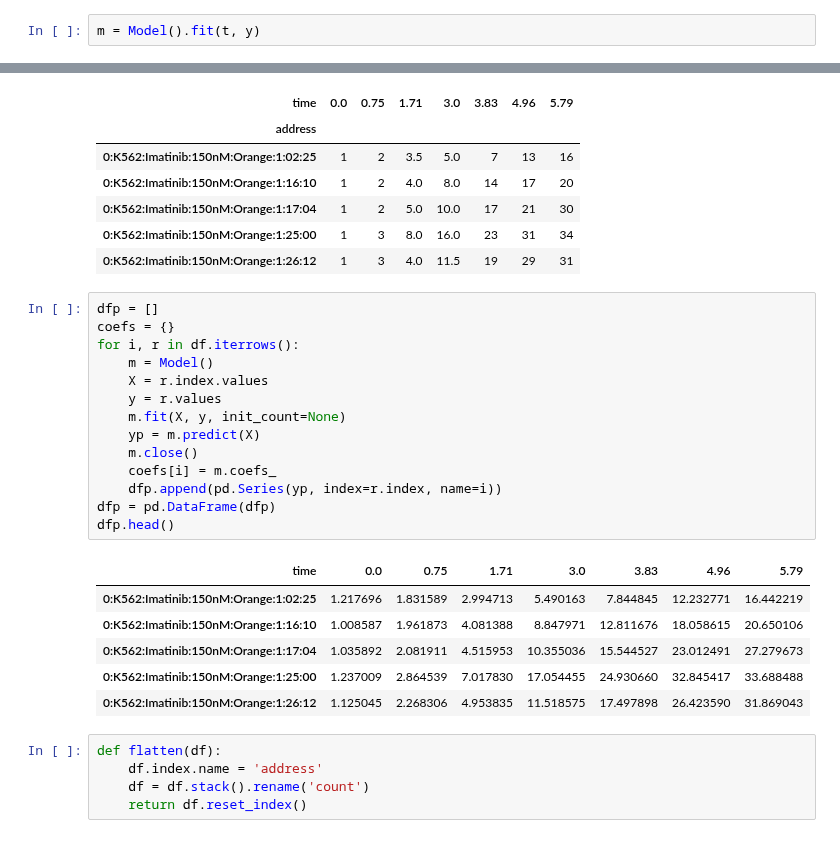
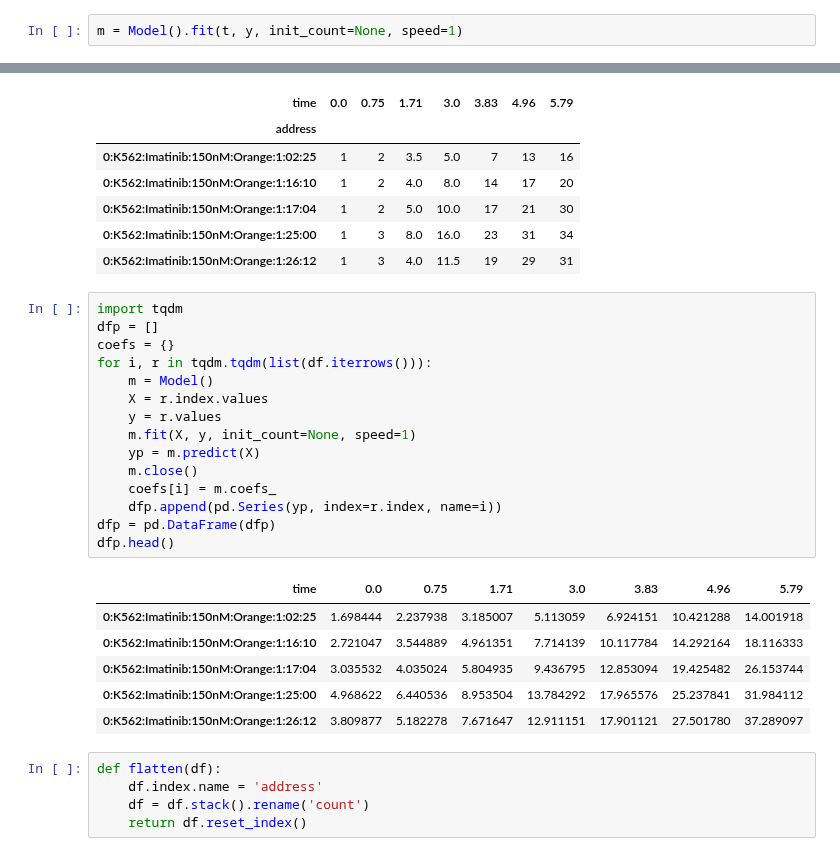
Before and after one commit to hammerlab/SmartCount, a Jupyter notebook: python/notebook/validation/growth_models_01.ipynb, the cells around one changed output, grey strips where cells are left out. Cells and saved outputs as stored; diff of their text form.

```diff
--- a/python/notebook/validation/growth_models.ipynb
+++ b/python/notebook/validation/growth_models_01.ipynb
@@ -75,7 +90,7 @@ class Model(object):
         self.sess_.close()
         return self
 # %%
-m = Model().fit(t, y)
+m = Model().fit(t, y, init_count=None, speed=1)
 # %%
 plt.plot(m.losses_)
 # %% [output]
@@ -110,26 +129,27 @@ df.head()
 | 0:K562:Imatinib:150nM:Orange:1:25:00 | 1 | 3 | 8.0 | 16.0 | 23 | 31 | 34 |
 | 0:K562:Imatinib:150nM:Orange:1:26:12 | 1 | 3 | 4.0 | 11.5 | 19 | 29 | 31 |
 # %%
+import tqdm
 dfp = []
 coefs = {}
-for i, r in df.iterrows():
+for i, r in tqdm.tqdm(list(df.iterrows())):
     m = Model()
     X = r.index.values
     y = r.values
-    m.fit(X, y, init_count=None)
+    m.fit(X, y, init_count=None, speed=1)
     yp = m.predict(X)
     m.close()
     coefs[i] = m.coefs_
     dfp.append(pd.Series(yp, index=r.index, name=i))
 dfp = pd.DataFrame(dfp)
 dfp.head()
 # %% [output]
 | time | 0.0 | 0.75 | 1.71 | 3.0 | 3.83 | 4.96 | 5.79 |
-| 0:K562:Imatinib:150nM:Orange:1:02:25 | 1.217696 | 1.831589 | 2.994713 | 5.490163 | 7.844845 | 12.232771 | 16.442219 |
-| 0:K562:Imatinib:150nM:Orange:1:16:10 | 1.008587 | 1.961873 | 4.081388 | 8.847971 | 12.811676 | 18.058615 | 20.650106 |
-| 0:K562:Imatinib:150nM:Orange:1:17:04 | 1.035892 | 2.081911 | 4.515953 | 10.355036 | 15.544527 | 23.012491 | 27.279673 |
-| 0:K562:Imatinib:150nM:Orange:1:25:00 | 1.237009 | 2.864539 | 7.017830 | 17.054455 | 24.930660 | 32.845417 | 33.688488 |
-| 0:K562:Imatinib:150nM:Orange:1:26:12 | 1.125045 | 2.268306 | 4.953835 | 11.518575 | 17.497898 | 26.423590 | 31.869043 |
+| 0:K562:Imatinib:150nM:Orange:1:02:25 | 1.698444 | 2.237938 | 3.185007 | 5.113059 | 6.924151 | 10.421288 | 14.001918 |
+| 0:K562:Imatinib:150nM:Orange:1:16:10 | 2.721047 | 3.544889 | 4.961351 | 7.714139 | 10.117784 | 14.292164 | 18.116333 |
+| 0:K562:Imatinib:150nM:Orange:1:17:04 | 3.035532 | 4.035024 | 5.804935 | 9.436795 | 12.853094 | 19.425482 | 26.153744 |
+| 0:K562:Imatinib:150nM:Orange:1:25:00 | 4.968622 | 6.440536 | 8.953504 | 13.784292 | 17.965576 | 25.237841 | 31.984112 |
+| 0:K562:Imatinib:150nM:Orange:1:26:12 | 3.809877 | 5.182278 | 7.671647 | 12.911151 | 17.901121 | 27.501780 | 37.289097 |
 # %%
 def flatten(df):
     df.index.name = 'address'
```
Also changed, not shown: parts of 6 cells of this notebook, 1 other file.
